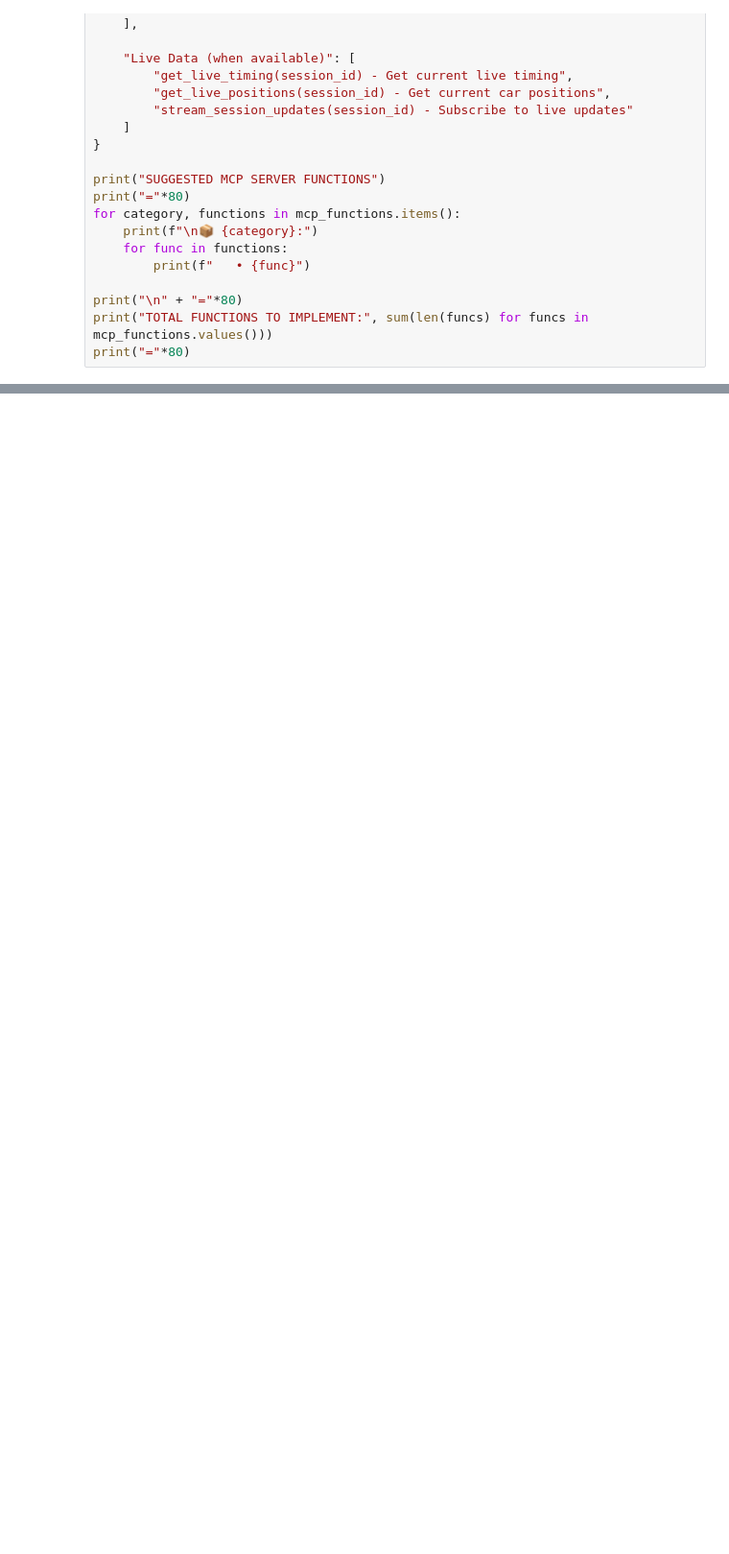
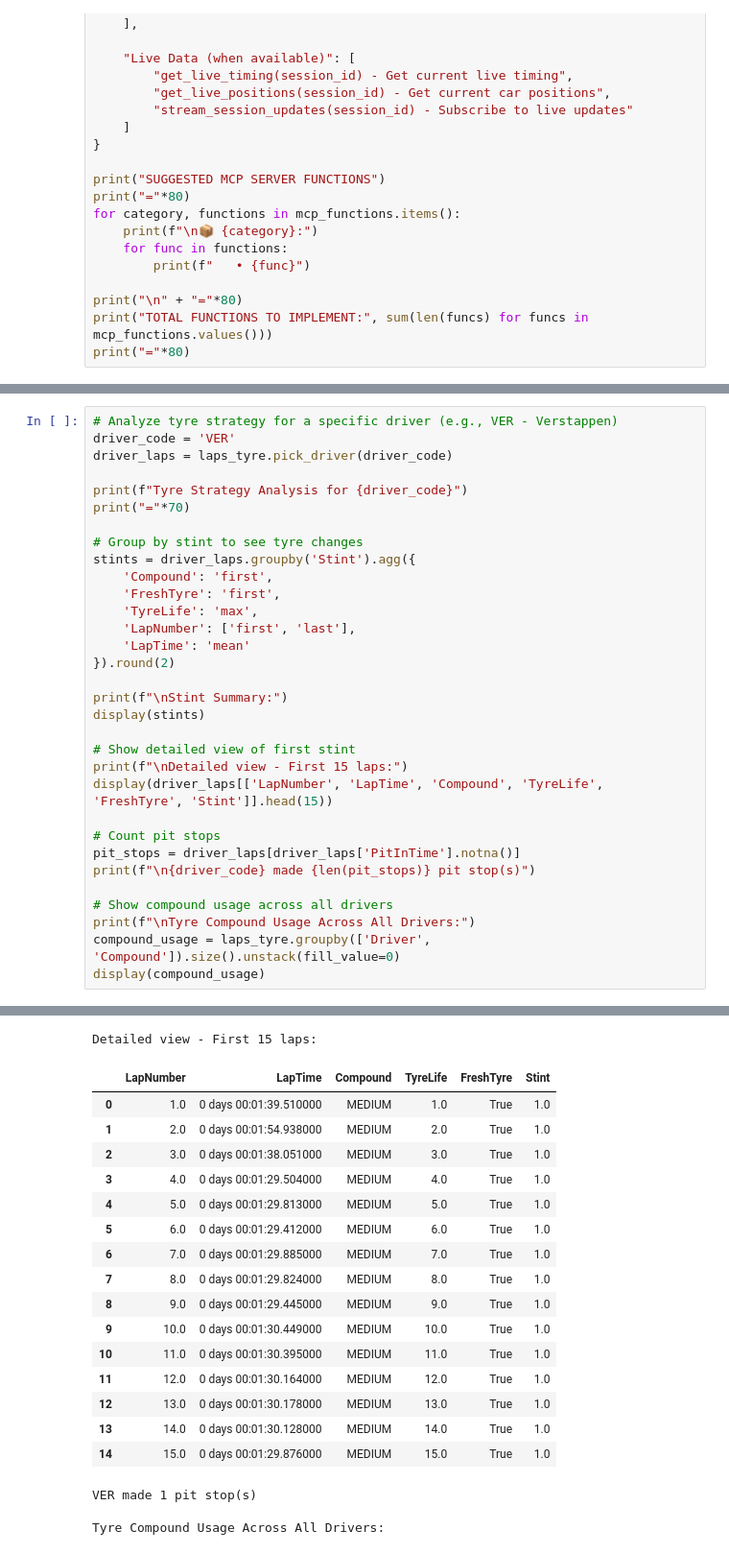
Before and after one commit to SandyShah/mcp_f1, a Jupyter notebook: fastf1_exploration.ipynb, the cells around one changed output, grey strips where cells are left out. Shown at 96% size. Drawn from its saved outputs; the diff is of its cells as text; blank space fills up the shorter version.

```diff
--- a/fastf1_exploration.ipynb
+++ b/fastf1_exploration.ipynb
@@ -824,0 +928,33 @@ print("="*80)
+# %%
+# Analyze tyre strategy for a specific driver (e.g., VER - Verstappen)
+driver_code = 'VER'
+driver_laps = laps_tyre.pick_driver(driver_code)
+
+print(f"Tyre Strategy Analysis for {driver_code}")
+print("="*70)
+
+# Group by stint to see tyre changes
+stints = driver_laps.groupby('Stint').agg({
+    'Compound': 'first',
+    'FreshTyre': 'first',
+    'TyreLife': 'max',
+    'LapNumber': ['first', 'last'],
+    'LapTime': 'mean'
+}).round(2)
+
+print(f"\nStint Summary:")
+display(stints)
+
+# Show detailed view of first stint
+print(f"\nDetailed view - First 15 laps:")
+display(driver_laps[['LapNumber', 'LapTime', 'Compound', 'TyreLife', 'FreshTyre', 'Stint']].head(15))
+
+# Count pit stops
+pit_stops = driver_laps[driver_laps['PitInTime'].notna()]
+print(f"\n{driver_code} made {len(pit_stops)} pit stop(s)")
+
+# Show compound usage across all drivers
+print(f"\nTyre Compound Usage Across All Drivers:")
+compound_usage = laps_tyre.groupby(['Driver', 'Compound']).size().unstack(fill_value=0)
+display(compound_usage)
+# %% [output]
@@ -824,0 +970,20 @@ print("="*80)
+Detailed view - First 15 laps:
+|  | LapNumber | LapTime | Compound | TyreLife | FreshTyre | Stint |
+| 0 | 1.0 | 0 days 00:01:39.510000 | MEDIUM | 1.0 | True | 1.0 |
+| 1 | 2.0 | 0 days 00:01:54.938000 | MEDIUM | 2.0 | True | 1.0 |
+| 2 | 3.0 | 0 days 00:01:38.051000 | MEDIUM | 3.0 | True | 1.0 |
+| 3 | 4.0 | 0 days 00:01:29.504000 | MEDIUM | 4.0 | True | 1.0 |
+| 4 | 5.0 | 0 days 00:01:29.813000 | MEDIUM | 5.0 | True | 1.0 |
+| 5 | 6.0 | 0 days 00:01:29.412000 | MEDIUM | 6.0 | True | 1.0 |
+| 6 | 7.0 | 0 days 00:01:29.885000 | MEDIUM | 7.0 | True | 1.0 |
+| 7 | 8.0 | 0 days 00:01:29.824000 | MEDIUM | 8.0 | True | 1.0 |
+| 8 | 9.0 | 0 days 00:01:29.445000 | MEDIUM | 9.0 | True | 1.0 |
+| 9 | 10.0 | 0 days 00:01:30.449000 | MEDIUM | 10.0 | True | 1.0 |
+| 10 | 11.0 | 0 days 00:01:30.395000 | MEDIUM | 11.0 | True | 1.0 |
+| 11 | 12.0 | 0 days 00:01:30.164000 | MEDIUM | 12.0 | True | 1.0 |
+| 12 | 13.0 | 0 days 00:01:30.178000 | MEDIUM | 13.0 | True | 1.0 |
+| 13 | 14.0 | 0 days 00:01:30.128000 | MEDIUM | 14.0 | True | 1.0 |
+| 14 | 15.0 | 0 days 00:01:29.876000 | MEDIUM | 15.0 | True | 1.0 |
+VER made 1 pit stop(s)
+
+Tyre Compound Usage Across All Drivers:
```
Also changed, not shown: parts of 11 cells of this notebook, 4 other files.
